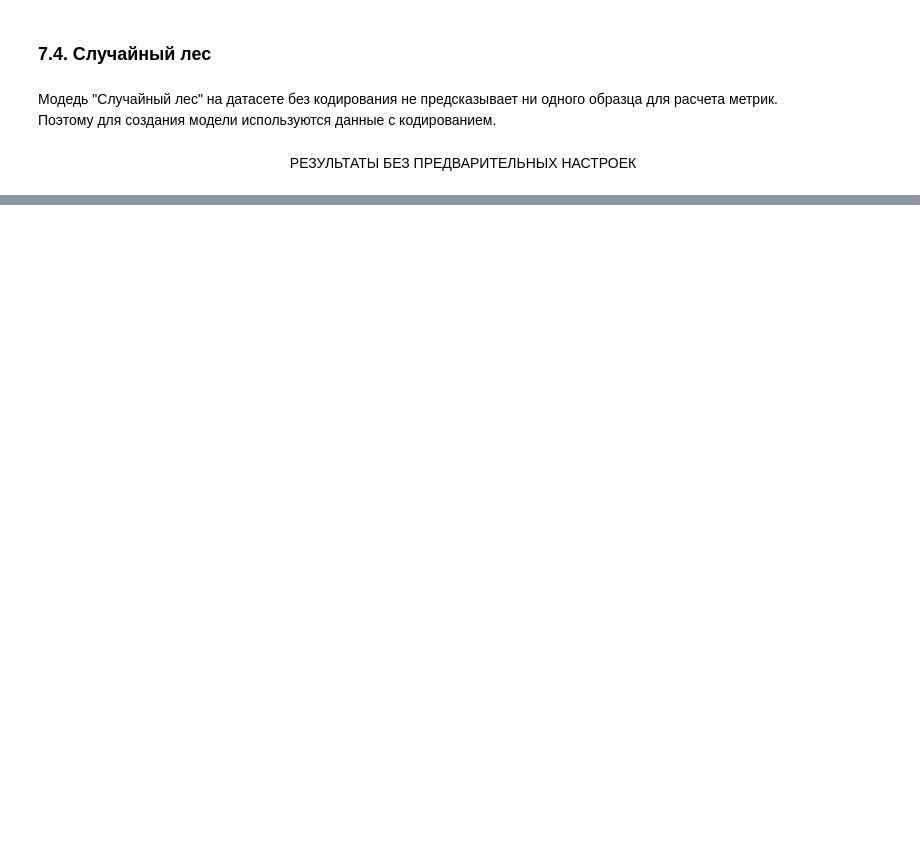
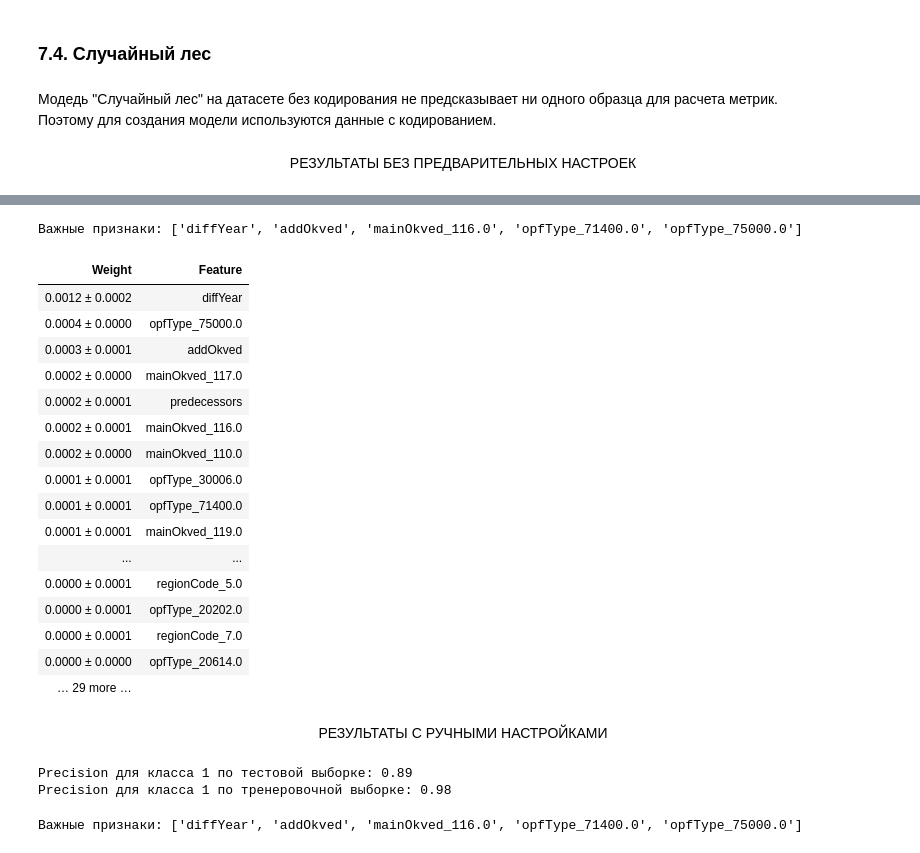
Before and after one commit to ASGlazyrin/ASG_SF_Rep, a Jupyter notebook: Diplom/diplom_glazyrin.ipynb, the cells around one changed output, grey strips where cells are left out. Cells and saved outputs as stored; diff of their text form; code cells hidden in the pictures; blank space fills up the shorter version.

```diff
--- a/Diplom/diplom_glazyrin.ipynb
+++ b/Diplom/diplom_glazyrin.ipynb
@@ -1238,7 +1366,7 @@ weighted avg       0.93      0.95      0.94    146695
 # %%
-#Параметры для случайного леса
-param_grid_rfc = {'min_samples_leaf': list(np.linspace(10, 40, 4, dtype=int)),
-              'max_depth': list(np.linspace(8, 20, 4, dtype=int))
+# параметры для случайного леса
+param_grid_rfc = {'min_samples_leaf': list(np.linspace(10, 120, 5, dtype=int)),
+              'max_depth': list(np.linspace(8, 40, 4, dtype=int))
                 }
 # %%
 #СЛУЧАЙНЫЕ ЛЕС + GridSearchCV
@@ -1265,18 +1399,72 @@ print('Precision на тренеровочном наборе для класс
 # %%
-# Определим важность признаков двумя способами
+# определим важность признаков двумя способами
 
 # способ 1: feature_importances_
-# Получаем значения важности признаков
+# получаем значения важности признаков
 importances = best_model_rfc.feature_importances_
-# Создаем список признаков и их важностей
-features_importance = list(zip(X_train.columns, importances))
-# Сортируем список по важности признаков в порядке убывания
+# создаем список признаков и их важностей
+features_importance = list(zip(X_test_cod.columns, importances))
+# сортируем список по важности признаков в порядке убывания
 features_importance.sort(key=lambda x: x[1], reverse=True)
-# Получаем десять лучших признаков
-top_features = [x[0] for x in features_importance[:11]]
-# Выводим результат
-print("Десять лучших признака:", top_features)
+# солучим важные признаки
+top_features = [x[0] for x in features_importance[:5]]
+# выводим результат
+print("Важные признаки:", top_features)
 
 # способ 2: PermutationImportance
 perm = PermutationImportance(best_model_rfc, random_state=random_state).fit(X_test_cod,y_test_cod)
 eli5.show_weights(perm, feature_names = X_test_cod.columns.tolist())
+# %% [output]
+Важные признаки: ['diffYear', 'addOkved', 'mainOkved_116.0', 'opfType_71400.0', 'opfType_75000.0']
+| Weight | Feature |
+| 0.0012 ± 0.0002 | diffYear |
+| 0.0004 ± 0.0000 | opfType_75000.0 |
+| 0.0003 ± 0.0001 | addOkved |
+| 0.0002 ± 0.0000 | mainOkved_117.0 |
+| 0.0002 ± 0.0001 | predecessors |
+| 0.0002 ± 0.0001 | mainOkved_116.0 |
+| 0.0002 ± 0.0000 | mainOkved_110.0 |
+| 0.0001 ± 0.0001 | opfType_30006.0 |
+| 0.0001 ± 0.0001 | opfType_71400.0 |
+| 0.0001 ± 0.0001 | mainOkved_119.0 |
+| ... | ... |
+| 0.0000 ± 0.0001 | regionCode_5.0 |
+| 0.0000 ± 0.0001 | opfType_20202.0 |
+| 0.0000 ± 0.0001 | regionCode_7.0 |
+| 0.0000 ± 0.0000 | opfType_20614.0 |
+| … 29 more … |  |
+# %% [markdown]
+<center> РЕЗУЛЬТАТЫ C РУЧНЫМИ НАСТРОЙКАМИ
+# %%
+# создаём объект класса RandomForestClassifier
+rf_clf_man = ensemble.RandomForestClassifier(
+    random_state=random_state,
+    max_depth = 8
+)
+# обучаем модель
+rf_clf_man.fit(X_train_cod, y_train_cod)
+
+y_pred = rf_clf_man.predict(X_test_cod)
+y_pred_train = rf_clf_man.predict(X_train_cod)
+
+# выводим значения метрики
+precision = precision_score(y_test_cod, y_pred, pos_label=1)
+precision_train = precision_score(y_train_cod, y_pred_train, pos_label=1)
+print("Precision для класса 1 по тестовой выборке:", round(precision,2))
+print("Precision для класса 1 по тренеровочной выборке:", round(precision_train,2))
+# %% [output]
+Precision для класса 1 по тестовой выборке: 0.89
+Precision для класса 1 по тренеровочной выборке: 0.98
+# %%
+# получаем значения важности признаков
+importances = rf_clf_man.feature_importances_
+# создаем список признаков и их важностей
+features_importance = list(zip(X_test_cod.columns, importances))
+# сортируем список по важности признаков в порядке убывания
+features_importance.sort(key=lambda x: x[1], reverse=True)
+# получим важные признаки
+top_features = [x[0] for x in features_importance[:5]]
+# выводим результат
+print("Важные признаки:", top_features)
+# %% [output]
+Важные признаки: ['diffYear', 'addOkved', 'mainOkved_116.0', 'opfType_71400.0', 'opfType_75000.0']
```
Also changed, not shown: parts of 49 cells of this notebook, 2 other files.
